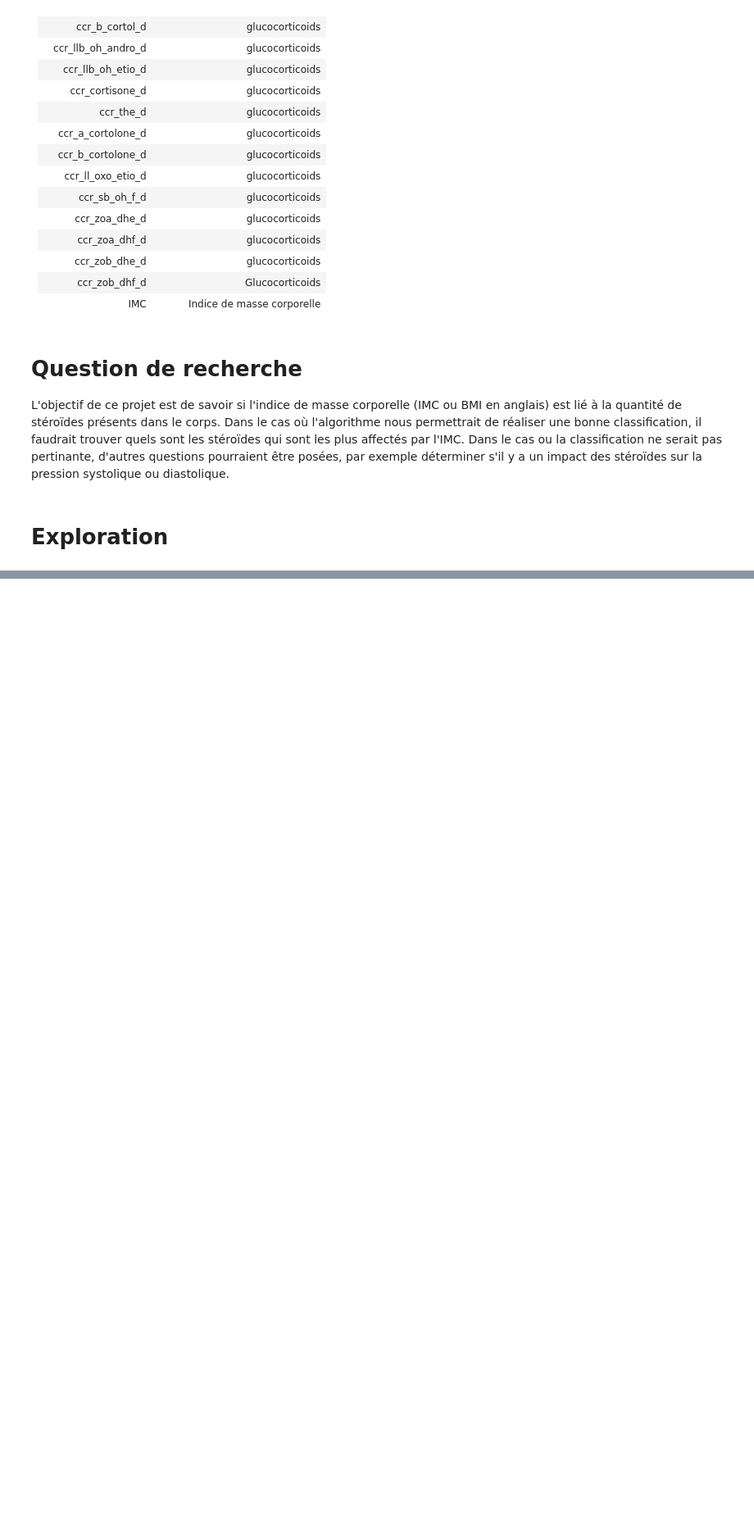
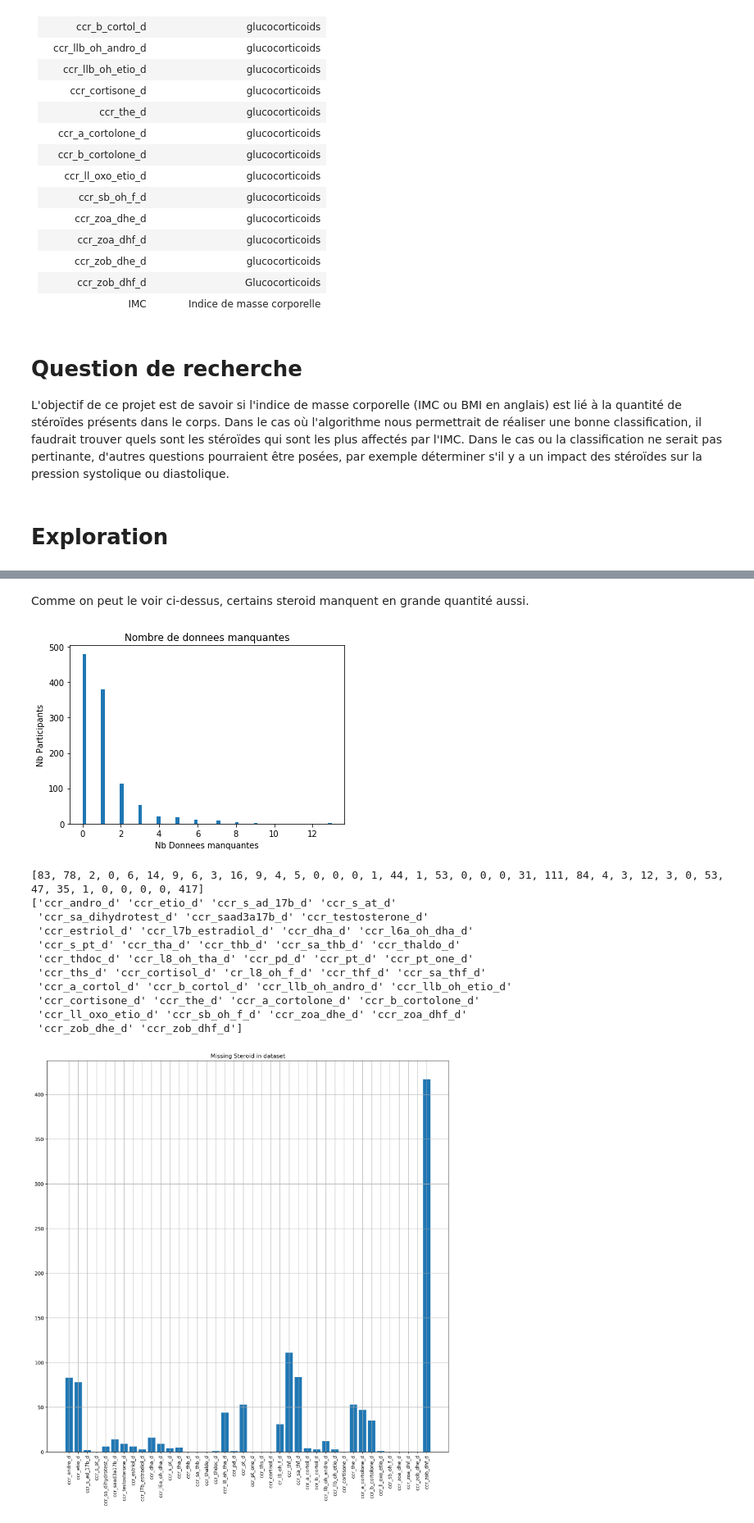
Before and after one commit to simon-baehler/LFA-Steroide, a Jupyter notebook: LFA_Projet_Baehler_Schowing.ipynb, the cells around one changed output, grey strips where cells are left out. Shown at 82% size. Saved outputs shown, nothing was run; the diff lists cells and outputs as text; code cells hidden in the pictures; blank space fills up the shorter version.

```diff
--- a/LFA_Projet_Baehler_Schowing.ipynb
+++ b/LFA_Projet_Baehler_Schowing.ipynb
@@ -158,0 +199,40 @@ plt.show()
+# %% [markdown]
+Comme on peut le voir ci-dessus, certains steroid manquent en grande quantité aussi.
+# %%
+
+toDelete = []
+dataset = []
+
+LIMIT_MISSING_VALUES = 35
+dataset.append(matrice[0].tolist())
+for i, line in zip( range(len(matrice)), matrice[1:]):
+    count = 0
+
+    for item in line[1:]:
+        if item == '':
+            count += 1
+    if count >= LIMIT_MISSING_VALUES or line[-1] == '':
+        toDelete.append(i+1)
+    else:
+        dataset.append(line.tolist())
+
+
+
+dataset = np.array(dataset)
+
+missing_(dataset)
+missing_steroid(dataset)
+# %% [output]
+[figure, added]
+[83, 78, 2, 0, 6, 14, 9, 6, 3, 16, 9, 4, 5, 0, 0, 0, 1, 44, 1, 53, 0, 0, 0, 31, 111, 84, 4, 3, 12, 3, 0, 53, 47, 35, 1, 0, 0, 0, 0, 417]
+['ccr_andro_d' 'ccr_etio_d' 'ccr_s_ad_17b_d' 'ccr_s_at_d'
+ 'ccr_sa_dihydrotest_d' 'ccr_saad3a17b_d' 'ccr_testosterone_d'
+ 'ccr_estriol_d' 'ccr_l7b_estradiol_d' 'ccr_dha_d' 'ccr_l6a_oh_dha_d'
+ 'ccr_s_pt_d' 'ccr_tha_d' 'ccr_thb_d' 'ccr_sa_thb_d' 'ccr_thaldo_d'
+ 'ccr_thdoc_d' 'ccr_l8_oh_tha_d' 'ccr_pd_d' 'ccr_pt_d' 'ccr_pt_one_d'
+ 'ccr_ths_d' 'ccr_cortisol_d' 'cr_l8_oh_f_d' 'ccr_thf_d' 'ccr_sa_thf_d'
+ 'ccr_a_cortol_d' 'ccr_b_cortol_d' 'ccr_llb_oh_andro_d' 'ccr_llb_oh_etio_d'
+ 'ccr_cortisone_d' 'ccr_the_d' 'ccr_a_cortolone_d' 'ccr_b_cortolone_d'
+ 'ccr_ll_oxo_etio_d' 'ccr_sb_oh_f_d' 'ccr_zoa_dhe_d' 'ccr_zoa_dhf_d'
+ 'ccr_zob_dhe_d' 'ccr_zob_dhf_d']
+[figure, added]
```
Also changed, not shown: parts of 5 cells of this notebook.
